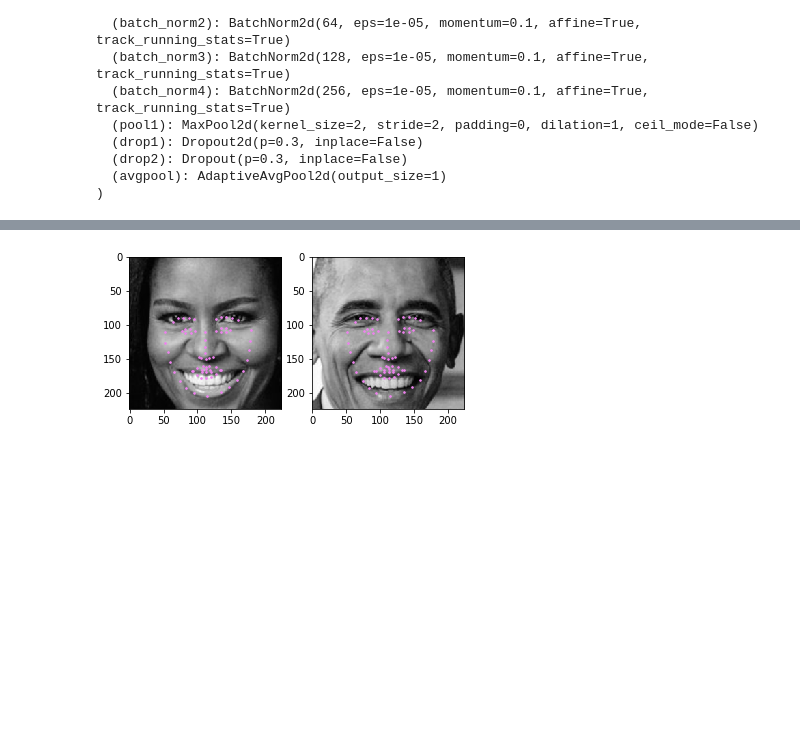
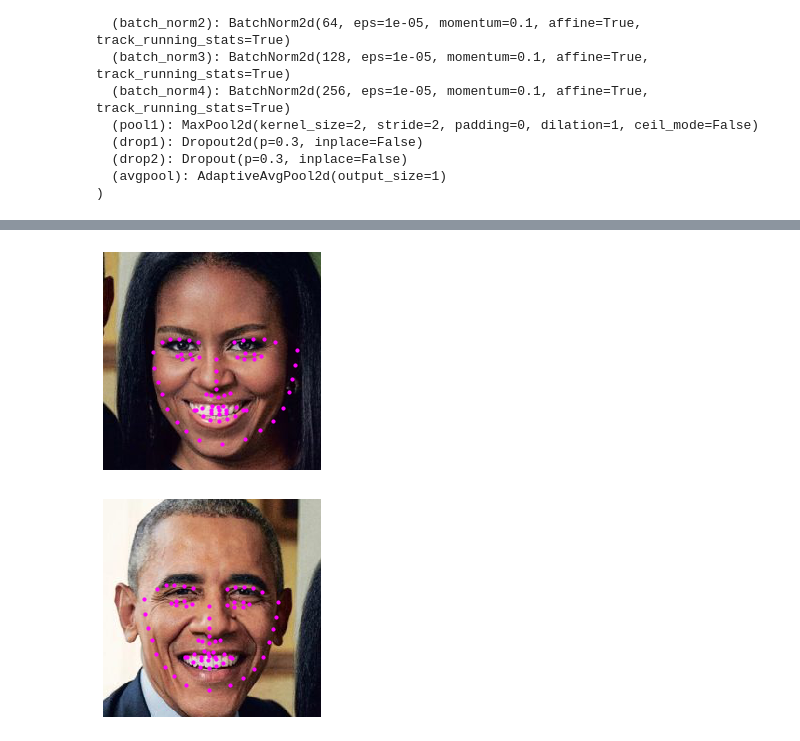
Before and after one commit to SDCND/P1_Facial_Keypoints, a Jupyter notebook: 3. Facial Keypoint Detection, Complete Pipeline.ipynb, the cells around one changed output, grey strips where cells are left out. Drawn from its saved outputs; the diff is of its cells as text; code cells hidden in the pictures; blank space fills up the shorter version.

Commit message:
added margin

```diff
--- a/3. Facial Keypoint Detection, Complete Pipeline.ipynb
+++ b/3. Facial Keypoint Detection, Complete Pipeline.ipynb
@@ -127,46 +127,38 @@ After each face has been appropriately converted into an input Tensor for your n
 # %%
 image_copy = np.copy(image)
 
 # loop over the detected faces from your haar cascade
-for i, (x,y,w,h) in enumerate(faces):
+for (x,y,w,h) in faces:
 
     # Select the region of interest that is the face in the image
-    roi = image_copy[y:y+h, x:x+w]
-    orig_face = image_copy[y:y+h, x:x+w]
+    margin = 30
+    roi_color = image_copy[y-margin:y+h+margin, x-margin:x+w+margin]
 
     ## TODO: Convert the face region from RGB to grayscale
-    roi = cv2.cvtColor(roi, cv2.COLOR_RGB2GRAY)
+    roi = cv2.cvtColor(roi_color, cv2.COLOR_RGB2GRAY)
 
     ## TODO: Normalize the grayscale image so that its color range falls in [0,1] instead of [0,255]
     roi = roi/255.0
 
     ## TODO: Rescale the detected face to be the expected square size for your CNN (224x224, suggested)
-    roi = cv2.resize(roi, (224, 224))
-
-    orig_face = cv2.cvtColor(orig_face, cv2.COLOR_RGB2GRAY)
-    orig_face = cv2.resize(orig_face, (224, 224))
-
-    roi = roi.reshape(roi.shape[0], roi.shape[1], 1)
+    size = 224
+    roi = cv2.resize(roi, (size, size))
 
     ## TODO: Reshape the numpy image shape (H x W x C) into a torch image shape (C x H x W)
-    roi = roi.transpose((2, 0, 1))
-    roi = roi.reshape(1, roi.shape[0], roi.shape[1], roi.shape[2])
+    roi_tensor = torch.Tensor(roi[None, None,:,:])
 
     ## TODO: Make facial keypoint predictions using your loaded, trained network
-    _in = torch.from_numpy(roi)
-    _in = Variable(_in)
-    _in = roi_in.type(torch.FloatTensor)
-
-    _out = net(_in)
-    _out = _out.view(outputs.size()[0], 68, -1)
+    with torch.no_grad():
+        key_pts = net(roi_tensor)
 
     ## TODO: Display each detected face and the corresponding keypoints
-    _face_key = plt.subplot(1, len(faces), i + 1)
+    key_pts = np.reshape(key_pts.data.numpy()[0], (-1, 2))
+    key_pts = key_pts * 50.0 + 100
 
-    _pred_key = _out.data[0].numpy()
-    _pred_key = _pred_key * 50.0 + 100
-
-    _face_key.imshow(orig_face, cmap = 'gray')
-    _face_key.scatter(_pred_key[:, 0], _pred_key[:, 1], s = 10, marker = '.', c = 'violet')
+    plt.imshow(roi_color)
+    plt.scatter(key_pts[:, 0], key_pts[:, 1], s=40, marker='.', c='magenta')
+    plt.axis('off')
+    plt.show()
 # %% [output]
-[figure, old version]
+[figure, new version]
+[figure, added]
```
